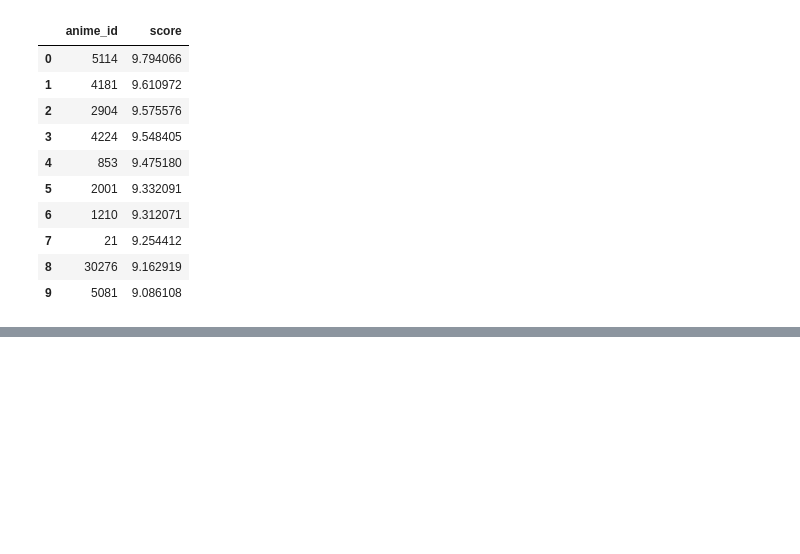
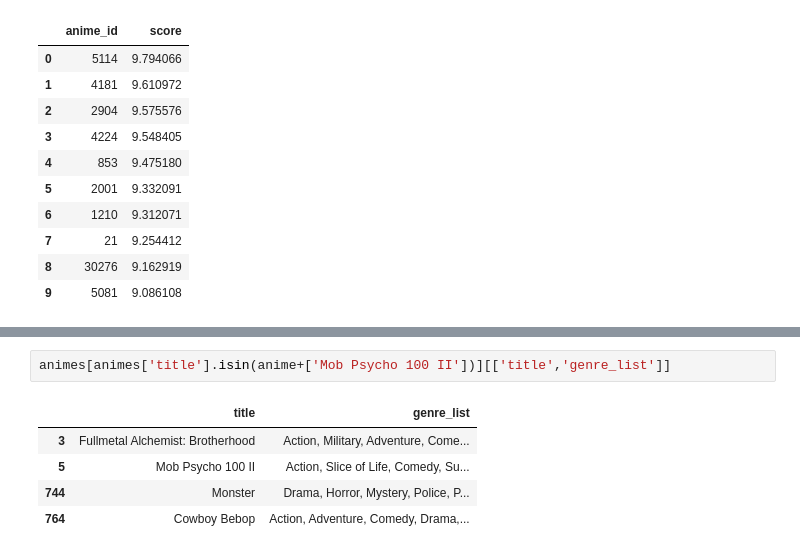
Before and after one commit to emileDesmaili/reco_system, a Jupyter notebook: EDA.ipynb, the cells around one changed output, grey strips where cells are left out. Drawn from its saved outputs; the diff is of its cells as text; blank space fills up the shorter version.

```diff
--- a/EDA.ipynb
+++ b/EDA.ipynb
@@ -332,0 +396,8 @@ df
+# %%
+animes[animes['title'].isin(anime+['Mob Psycho 100 II'])][['title','genre_list']]
+# %% [output]
+|  | title | genre_list |
+| 3 | Fullmetal Alchemist: Brotherhood | Action, Military, Adventure, Come... |
+| 5 | Mob Psycho 100 II | Action, Slice of Life, Comedy, Su... |
+| 744 | Monster | Drama, Horror, Mystery, Police, P... |
+| 764 | Cowboy Bebop | Action, Adventure, Comedy, Drama,... |
```
Also changed, not shown: parts of 16 cells of this notebook, 4 other files.
